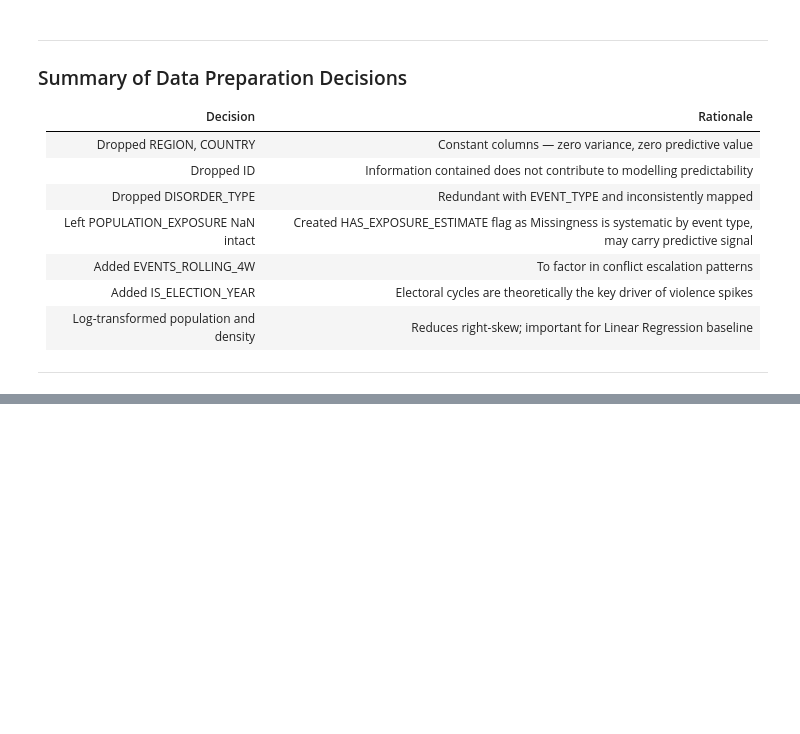
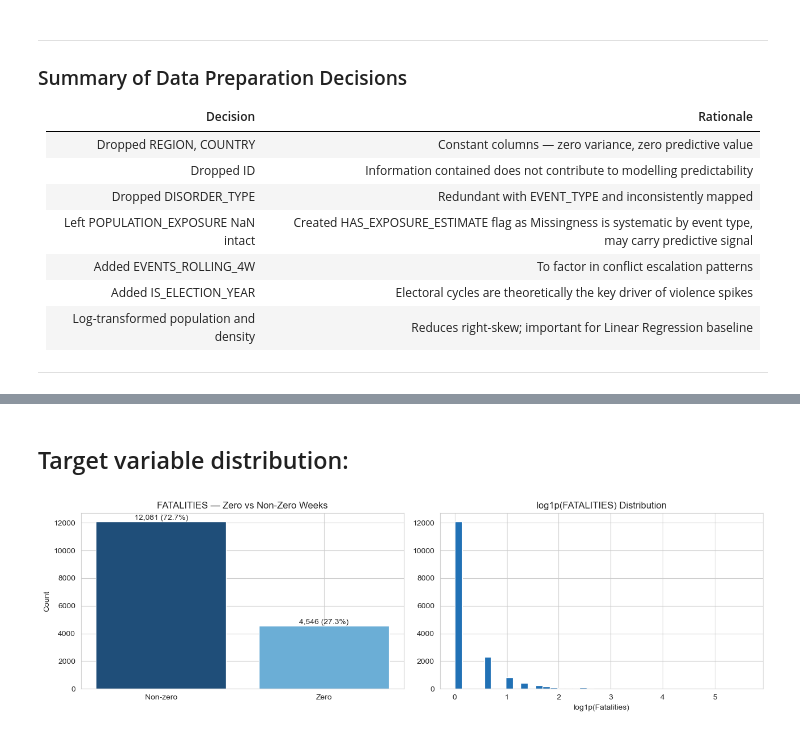
Before and after one commit to KimutaiHub/kenya-political-violence-risk-prediction, a Jupyter notebook: master_notebook.ipynb, the cells around one changed output, grey strips where cells are left out. Cells and saved outputs as stored; diff of their text form; code cells hidden in the pictures; blank space fills up the shorter version.

```diff
--- a/master_notebook.ipynb
+++ b/master_notebook.ipynb
@@ -834,0 +932,33 @@ memory usage: 2.7+ MB
+# %% [markdown]
+## Target variable distribution:
+# %%
+# Zero vs non-zero split — explicit ordering to avoid label mix-ups
+zero_count    = (df['FATALITIES'] == 0).sum()
+nonzero_count = (df['FATALITIES'] > 0).sum()
+
+axes[0].bar(['Zero', 'Non-zero'], [zero_count, nonzero_count], color=['#1f4e79', '#6baed6'])
+axes[0].set_title('FATALITIES — Zero vs Non-Zero Weeks')
+axes[0].set_ylabel('Count')
+for i, v in enumerate([zero_count, nonzero_count]):
+    axes[0].text(i, v, f'{v:,} ({v/len(df)*100:.1f}%)', ha='center', va='bottom')
+# %%
+# Distribution of the target: FATALITIES
+fig, axes = plt.subplots(1, 2, figsize=(13, 4))
+
+# Zero vs non-zero split
+zero_split = (df['FATALITIES'] == 0).value_counts()
+axes[0].bar(['Non-zero', 'Zero'], zero_split.values, color=['#1f4e79', '#6baed6'])
+axes[0].set_title('FATALITIES — Zero vs Non-Zero Weeks')
+axes[0].set_ylabel('Count')
+for i, v in enumerate(zero_split.values):
+    axes[0].text(i, v, f'{v:,} ({v/len(df)*100:.1f}%)', ha='center', va='bottom')
+
+# Log-transformed distribution
+axes[1].hist(np.log1p(df['FATALITIES']), bins=40, color='#2171b5', edgecolor='white')
+axes[1].set_title('log1p(FATALITIES) Distribution')
+axes[1].set_xlabel('log1p(Fatalities)')
+
+plt.tight_layout()
+plt.show()
+# %% [output]
+[figure, added]
```
Also changed, not shown: parts of 41 cells of this notebook.
